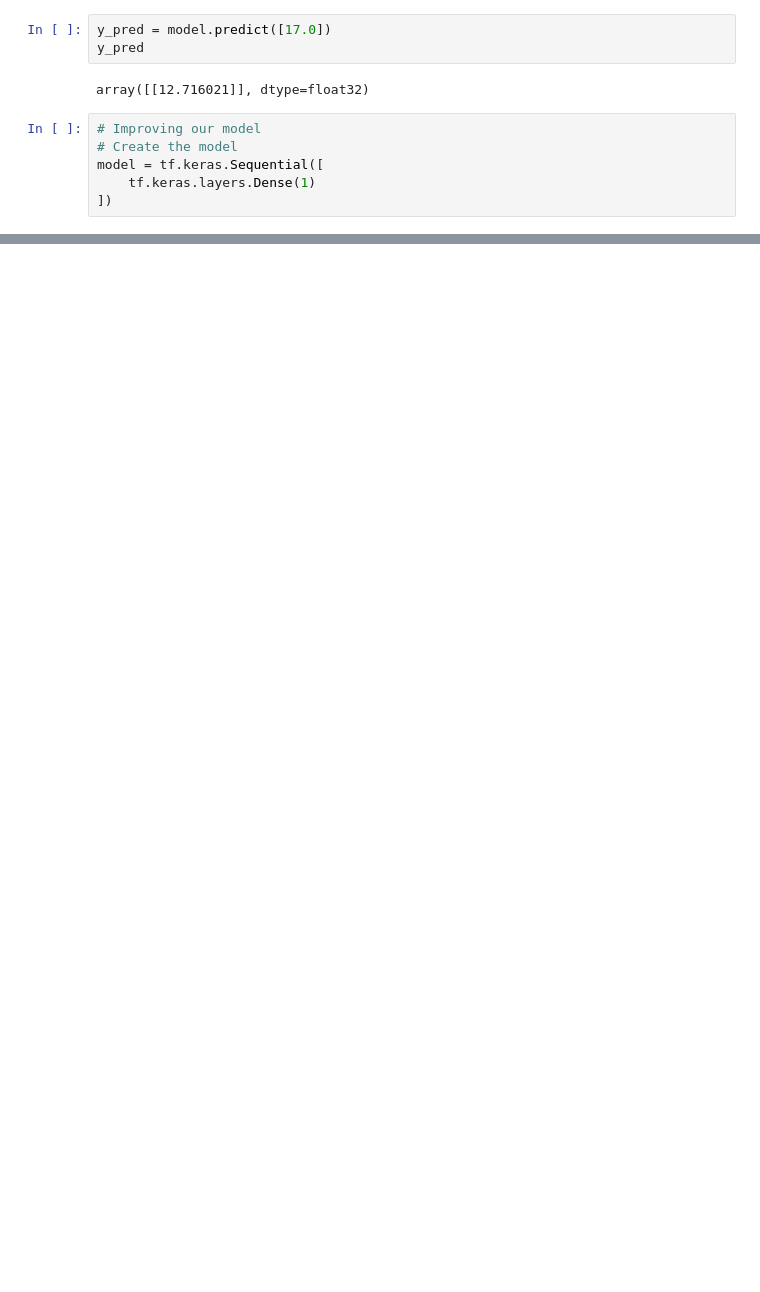
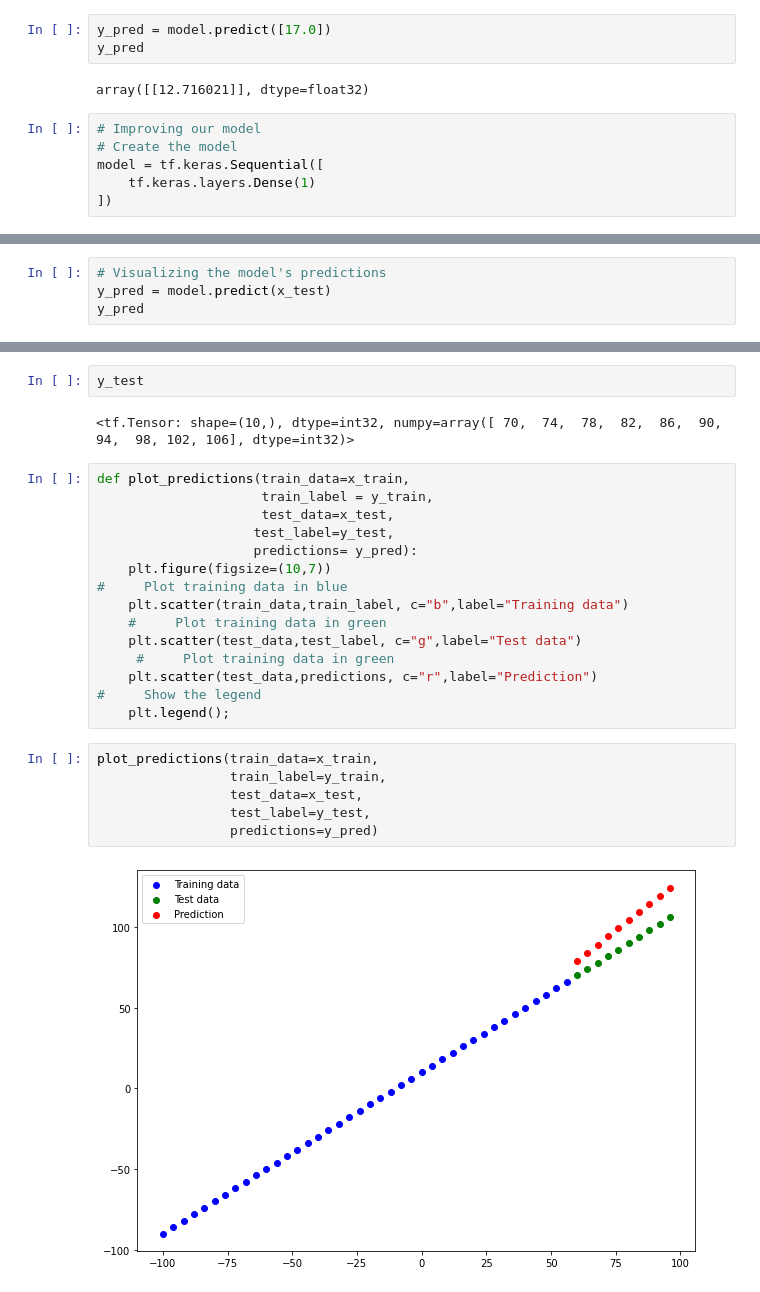
Before and after one commit to bidhyapokharel/Deep-Learning, a Jupyter notebook: Neural_Network_regression_with_tensorflow.ipynb, the cells around one changed output, grey strips where cells are left out. Cells and saved outputs as stored; diff of their text form; blank space fills up the shorter version.

```diff
--- a/Neural_Network_regression_with_tensorflow.ipynb
+++ b/Neural_Network_regression_with_tensorflow.ipynb
@@ -170,0 +295,4 @@ plt.scatter
+# %%
+# Visualizing the model's predictions
+y_pred = model.predict(x_test)
+y_pred
@@ -170,0 +310,27 @@ plt.scatter
+# %%
+y_test
+# %% [output]
+<tf.Tensor: shape=(10,), dtype=int32, numpy=array([ 70,  74,  78,  82,  86,  90,  94,  98, 102, 106], dtype=int32)>
+# %%
+def plot_predictions(train_data=x_train,
+                     train_label = y_train,
+                     test_data=x_test,
+                    test_label=y_test,
+                    predictions= y_pred):
+    plt.figure(figsize=(10,7))
+#     Plot training data in blue
+    plt.scatter(train_data,train_label, c="b",label="Training data")
+    #     Plot training data in green
+    plt.scatter(test_data,test_label, c="g",label="Test data")
+     #     Plot training data in green
+    plt.scatter(test_data,predictions, c="r",label="Prediction")
+#     Show the legend
+    plt.legend();
+# %%
+plot_predictions(train_data=x_train,
+                 train_label=y_train,
+                 test_data=x_test,
+                 test_label=y_test,
+                 predictions=y_pred)
+# %% [output]
+[figure, added]
```
Also changed, not shown: parts of 64 cells of this notebook, 7 other files.
